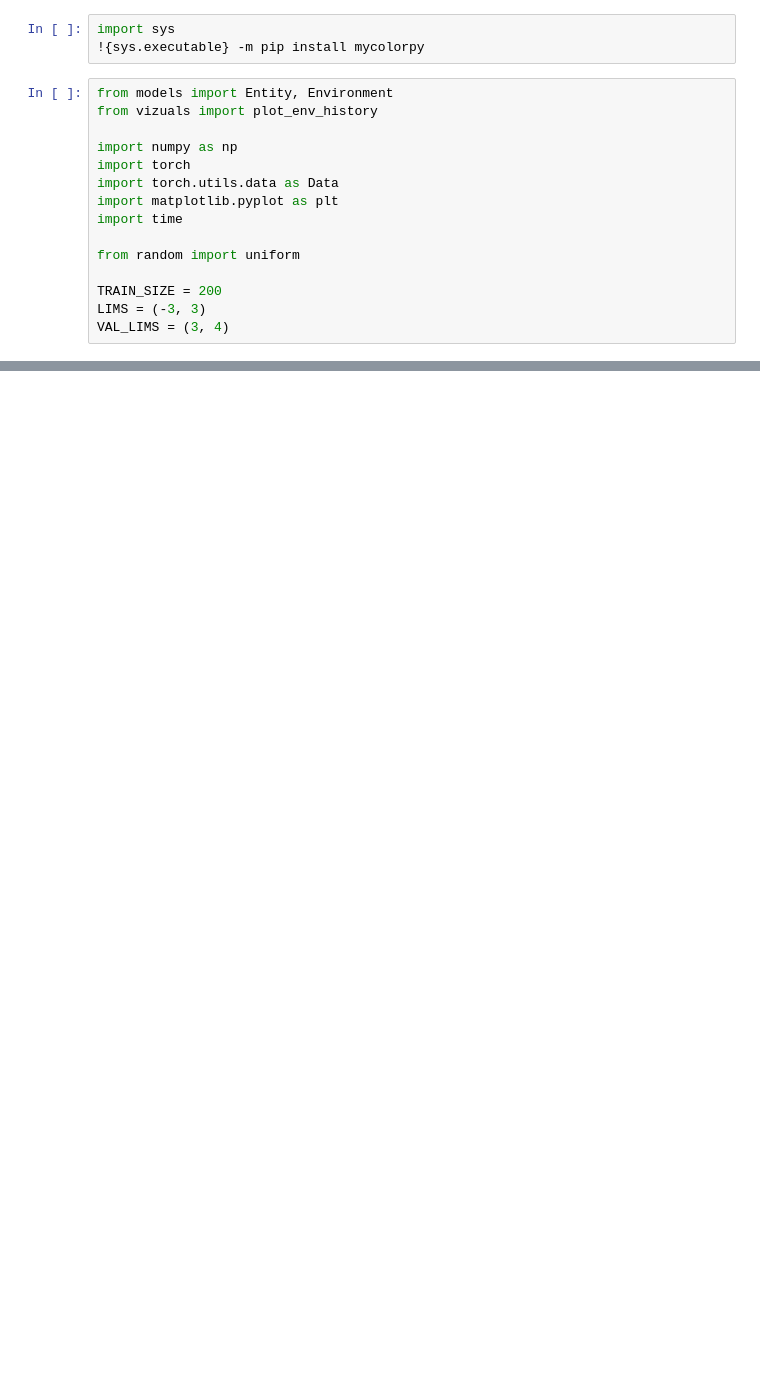
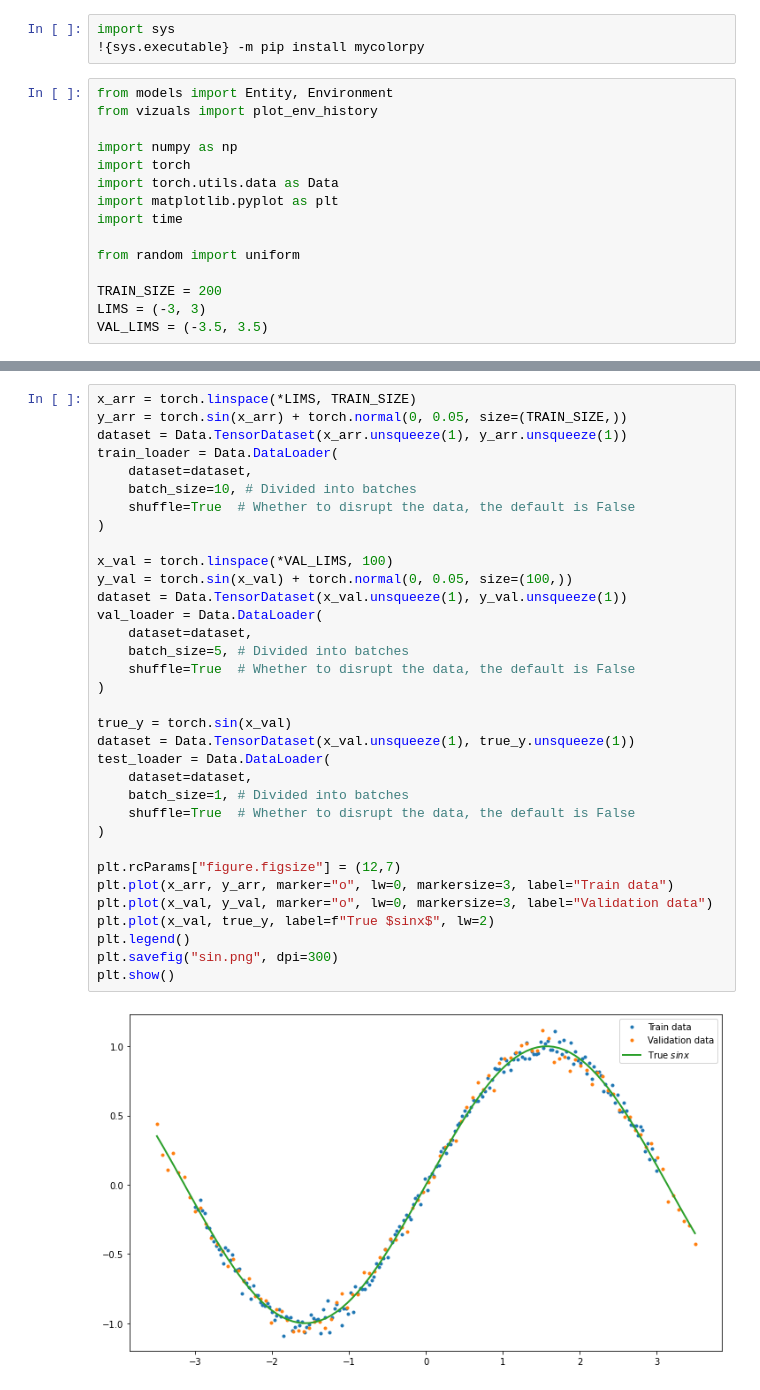
Before and after one commit to NOTfedos/nnga_course_work, a Jupyter notebook: show_results-sin.ipynb, the cells around one changed output, grey strips where cells are left out. Drawn from its saved outputs; the diff is of its cells as text; blank space fills up the shorter version.

```diff
--- a/show_results-sin.ipynb
+++ b/show_results-sin.ipynb
@@ -15,4 +15,4 @@ from random import uniform
 
 TRAIN_SIZE = 200
 LIMS = (-3, 3)
-VAL_LIMS = (3, 4)
+VAL_LIMS = (-3.5, 3.5)
@@ -43 +19,37 @@ plt.plot(x_val, y_val, marker="o", lw=0, markersize=2)
+# %%
+x_arr = torch.linspace(*LIMS, TRAIN_SIZE)
+y_arr = torch.sin(x_arr) + torch.normal(0, 0.05, size=(TRAIN_SIZE,))
+dataset = Data.TensorDataset(x_arr.unsqueeze(1), y_arr.unsqueeze(1))
+train_loader = Data.DataLoader(
+	dataset=dataset,
+    batch_size=10, # Divided into batches
+    shuffle=True  # Whether to disrupt the data, the default is False
+)
+
+x_val = torch.linspace(*VAL_LIMS, 100)
+y_val = torch.sin(x_val) + torch.normal(0, 0.05, size=(100,))
+dataset = Data.TensorDataset(x_val.unsqueeze(1), y_val.unsqueeze(1))
+val_loader = Data.DataLoader(
+	dataset=dataset,
+    batch_size=5, # Divided into batches
+    shuffle=True  # Whether to disrupt the data, the default is False
+)
+
+true_y = torch.sin(x_val)
+dataset = Data.TensorDataset(x_val.unsqueeze(1), true_y.unsqueeze(1))
+test_loader = Data.DataLoader(
+	dataset=dataset,
+    batch_size=1, # Divided into batches
+    shuffle=True  # Whether to disrupt the data, the default is False
+)
+
+plt.rcParams["figure.figsize"] = (12,7)
+plt.plot(x_arr, y_arr, marker="o", lw=0, markersize=3, label="Train data")
+plt.plot(x_val, y_val, marker="o", lw=0, markersize=3, label="Validation data")
+plt.plot(x_val, true_y, label=f"True $sinx$", lw=2)
+plt.legend()
+plt.savefig("sin.png", dpi=300)
+plt.show()
+# %% [output]
+[figure, added]
 # %%
```
Also changed, not shown: parts of 12 cells of this notebook, 25 other files.
